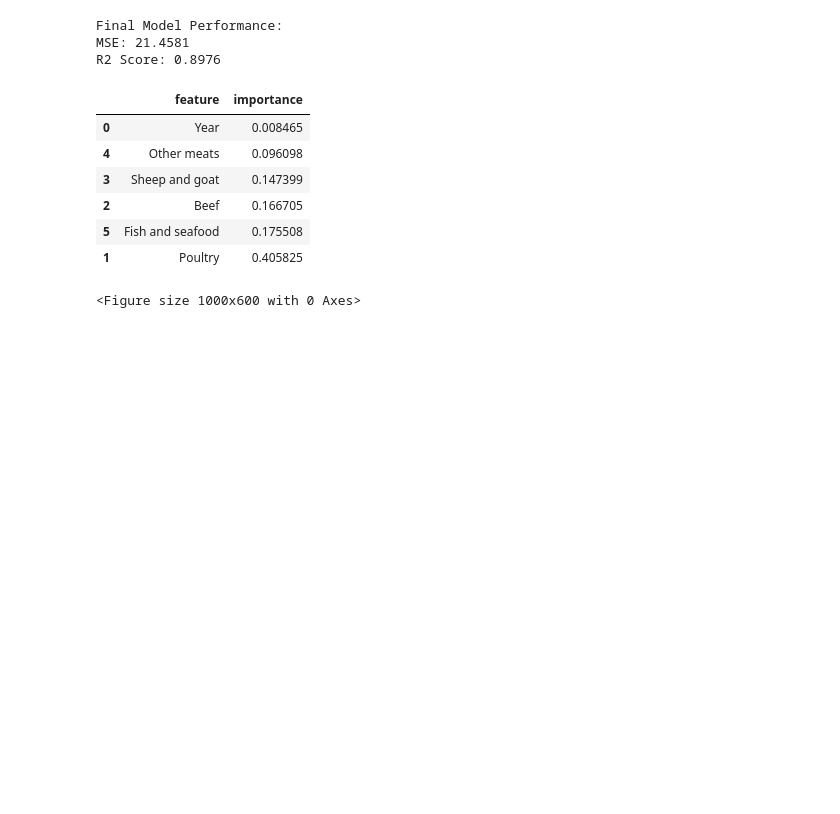
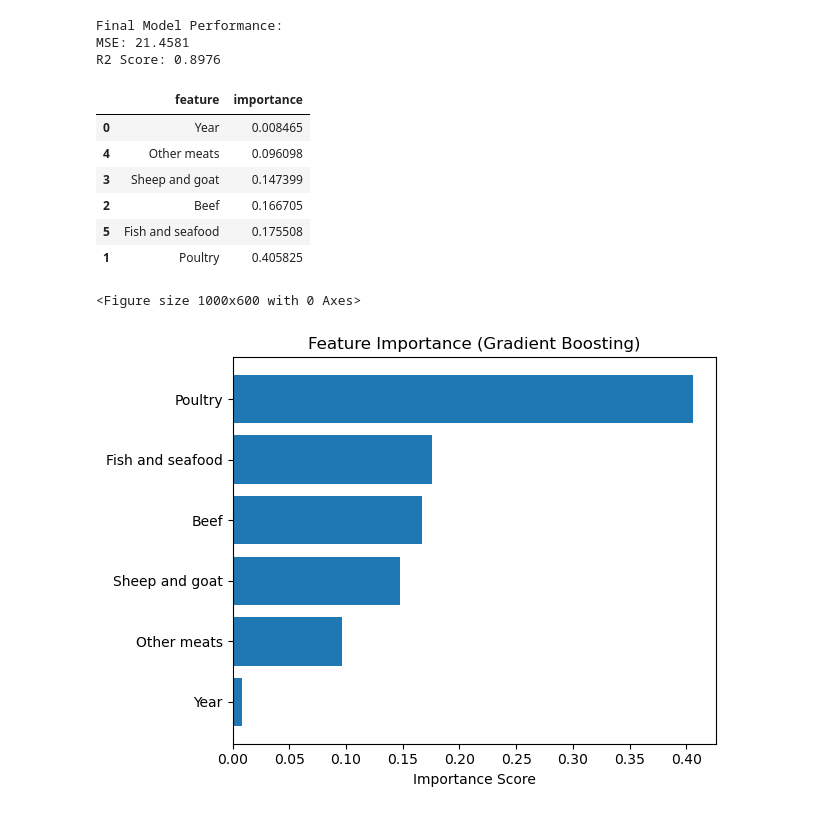
Before and after one commit to seccodingguy/Team1---Project2, a Jupyter notebook: Team2Project.ipynb, the cells around one changed output. Saved outputs shown, nothing was run; the diff lists cells and outputs as text; code cells hidden in the pictures; blank space fills up the shorter version.

Commit message:
plotting code

```diff
--- a/Team2Project.ipynb
+++ b/Team2Project.ipynb
@@ -177,3 +178,11 @@ importance_df
 | 5 | Fish and seafood | 0.175508 |
 | 1 | Poultry | 0.405825 |
 <Figure size 1000x600 with 0 Axes>
+# %%
+plt.barh(importance_df['feature'], importance_df['importance'])
+plt.title('Feature Importance (Gradient Boosting)')
+plt.xlabel('Importance Score')
+plt.tight_layout()
+plt.show()
+# %% [output]
+[figure, added]
```
Also changed, not shown: parts of 3 cells of this notebook.
